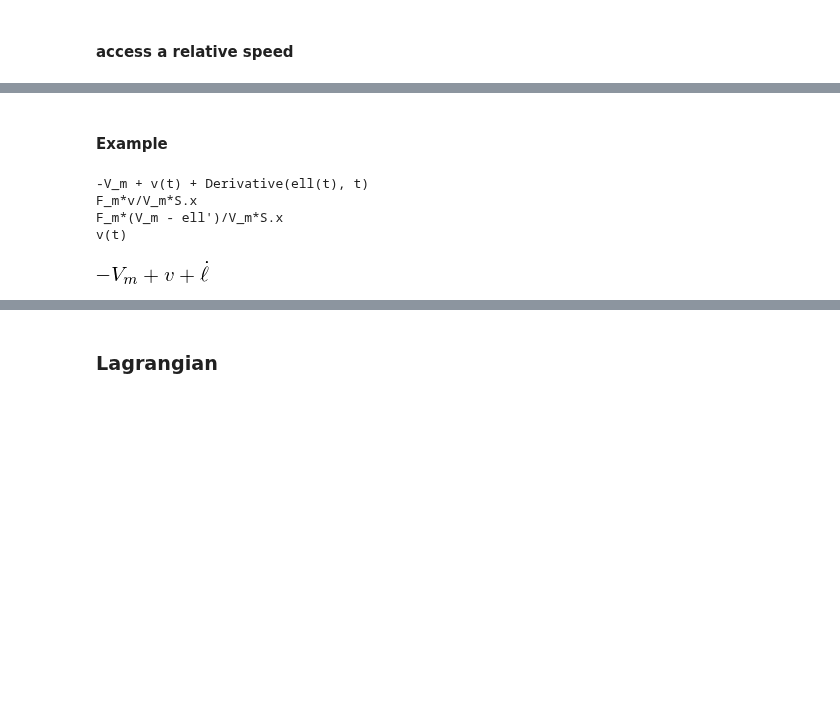
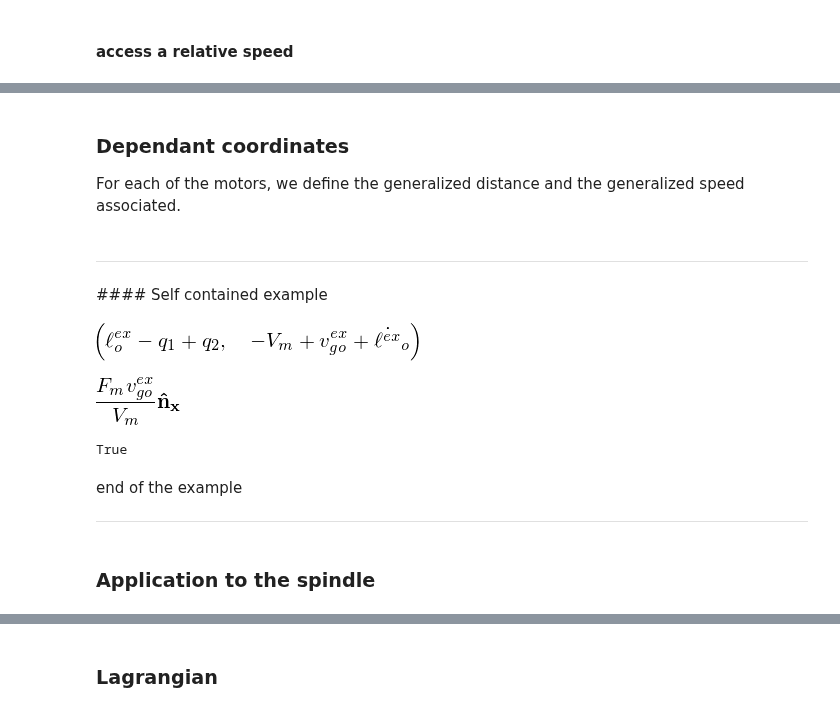
Before and after one commit to glyg/notebooks, a Jupyter notebook: kt_sim/sympy_dumb_spindle.ipynb, the cells around one changed output, grey strips where cells are left out. Saved outputs shown, nothing was run; the diff lists cells and outputs as text; code cells hidden in the pictures; blank space fills up the shorter version.

```diff
--- a/kt_sim/sympy_dumb_spindle.ipynb
+++ b/kt_sim/sympy_dumb_spindle.ipynb
@@ -174,3 +287,7 @@ $$ F = \frac{F_{max} v_g}{V_{max}} \mathbf{e}_F $$
+# %% [markdown]
+### Dependant coordinates
+
+For each of the motors, we define the generalized distance and the generalized speed associated.
 # %%
 class Linear_FV():
     '''
@@ -252,20 +375,47 @@ class Linear_FV():
-# %% [markdown]
-#### Example
-# %%
-F_m, V_m = symbols("F_m, V_m")
-ell = dynamicsymbols("ell")
-elld = dynamicsymbols("ell", 1)
-
-lfv = Linear_FV(elld, F_m, V_m, gamma=1, e_F=S.x)
-
-for expr in (lfv.speed_constraint, lfv.F, lfv.F_, lfv.v_g):
-    print(expr)
-# %% [output]
--V_m + v(t) + Derivative(ell(t), t)
-F_m*v/V_m*S.x
-F_m*(V_m - ell')/V_m*S.x
-v(t)
+# %% [markdown]
+<hr/>
+#### Self contained example
+# %%
+### container
+forcebalance = defaultdict(list)
+
+### coordinates
+q1, q2 = dynamicsymbols("q1, q2")
+q1d, q2d = dynamicsymbols("q1d, q2d")
+
+N = ReferenceFrame('N')
+
+### points
+O = Point('O')
+O.set_vel(N, 0)
+
+p1 = O.locatenew('p1', q1 * N.x)
+p1.set_vel(N, q1d * N.x)
+
+p2 = O.locatenew('p2', q2 * N.x)
+p2.set_vel(N, q2d * N.x)
+
+## Motor Parameters
+F_m, V_m = symbols("F_m, V_m")
+
+### Add to the container
+lfv = Linear_FV.new(forcebalance,
+                    p1, p2, F_m, V_m, gamma=1,
+                    e_F=N.x, index='o',  expo='ex')
 # %%
-lfv.speed_constraint
+lfv.coord_constraint,  lfv.speed_constraint
 # %% [output]
-[figure, old version]
+[figure, new version]
+# %%
+lfv.F
+# %% [output]
+[figure, added]
+# %%
+lfv.ell.diff() == lfv.elld
+# %% [output]
+True
+# %% [markdown]
+end of the example
+<hr/>
+# %% [markdown]
+### Application to the spindle
```
Also changed, not shown: parts of 43 cells of this notebook, 1 other file.
